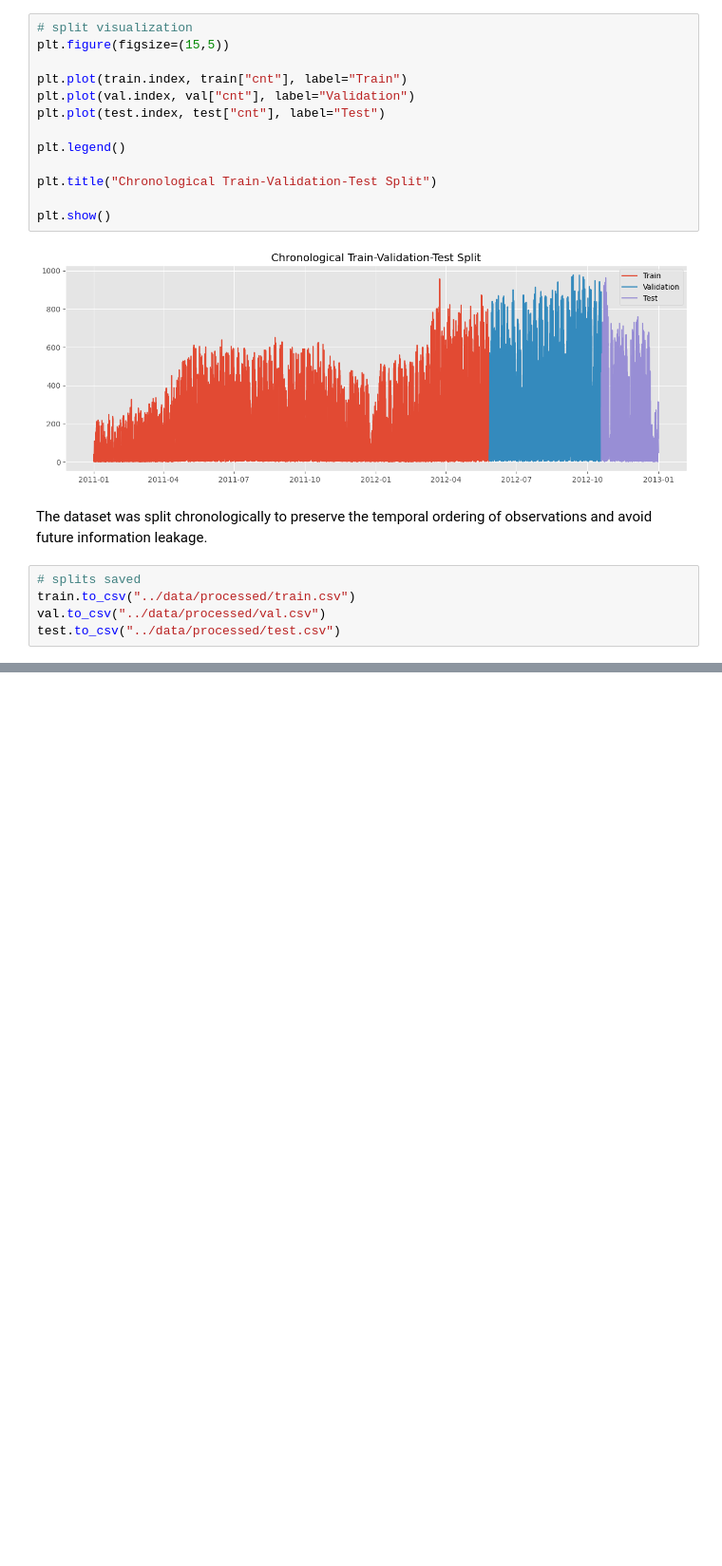
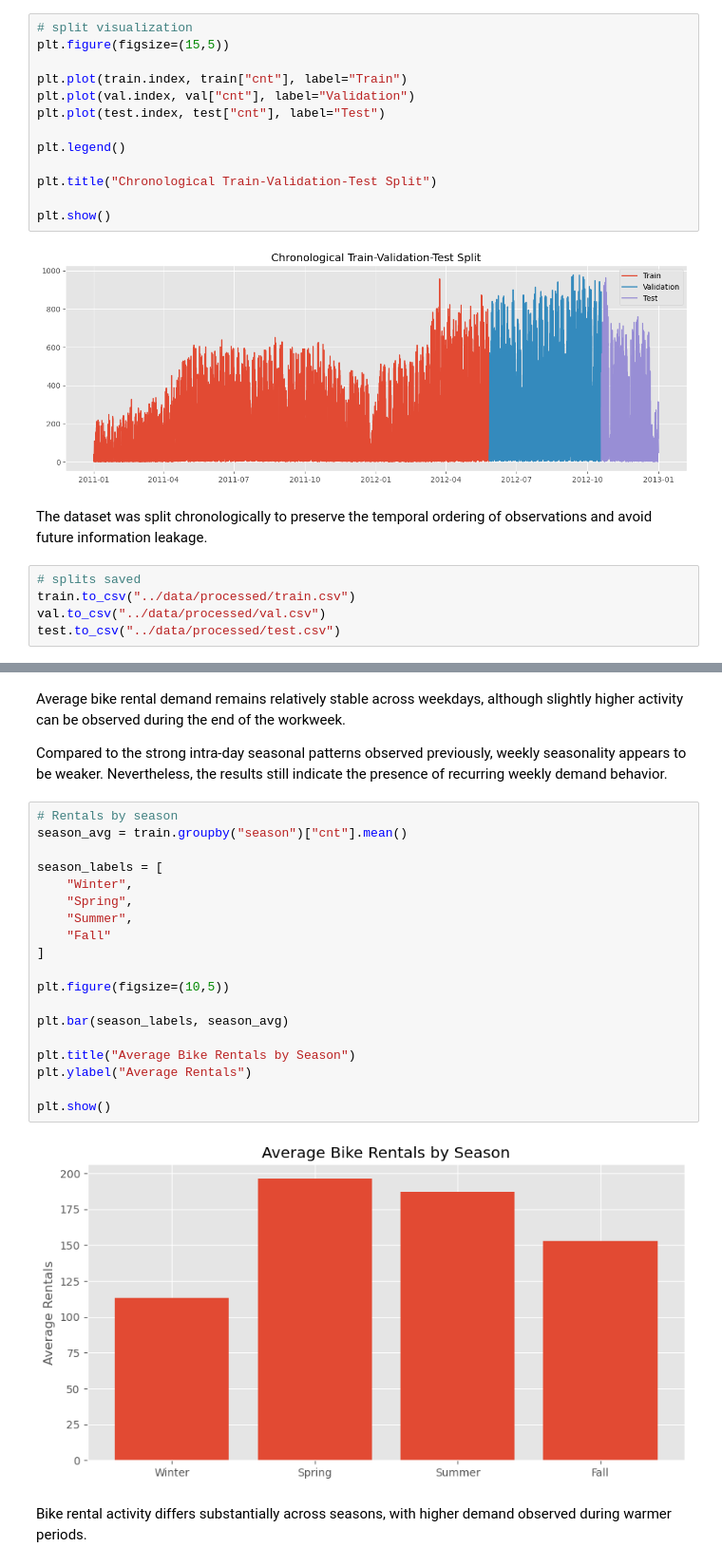
Before and after one commit to Kat-Pelka/RR_project, a Jupyter notebook: notebooks/01_eda.ipynb, the cells around one changed output, grey strips where cells are left out. Shown at 95% size. Cells and saved outputs as stored; diff of their text form; blank space fills up the shorter version.

Commit message:
Add seasonality and temporal pattern analysis

```diff
--- a/notebooks/01_eda.ipynb
+++ b/notebooks/01_eda.ipynb
@@ -510,0 +560,27 @@ Additionally, the series contains frequent short-term fluctuations and sharp pea
+# %% [markdown]
+Average bike rental demand remains relatively stable across weekdays, although slightly higher activity can be observed during the end of the workweek.
+
+Compared to the strong intra-day seasonal patterns observed previously, weekly seasonality appears to be weaker. Nevertheless, the results still indicate the presence of recurring weekly demand behavior.
+# %%
+# Rentals by season
+season_avg = train.groupby("season")["cnt"].mean()
+
+season_labels = [
+    "Winter",
+    "Spring",
+    "Summer",
+    "Fall"
+]
+
+plt.figure(figsize=(10,5))
+
+plt.bar(season_labels, season_avg)
+
+plt.title("Average Bike Rentals by Season")
+plt.ylabel("Average Rentals")
+
+plt.show()
+# %% [output]
+[figure, added]
+# %% [markdown]
+Bike rental activity differs substantially across seasons, with higher demand observed during warmer periods.
```
Also changed, not shown: parts of 11 cells of this notebook.
